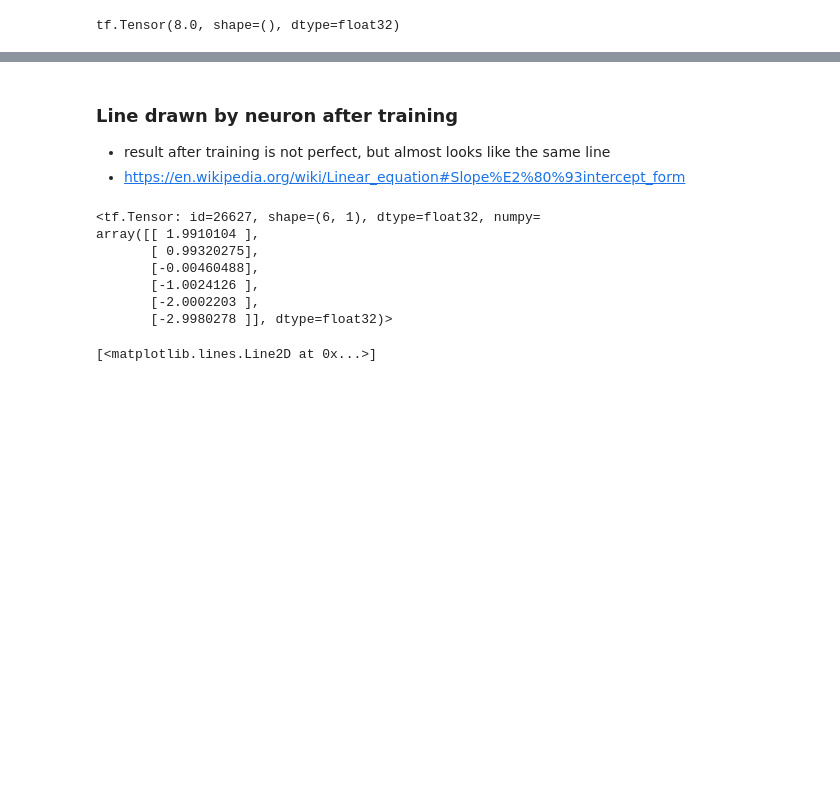
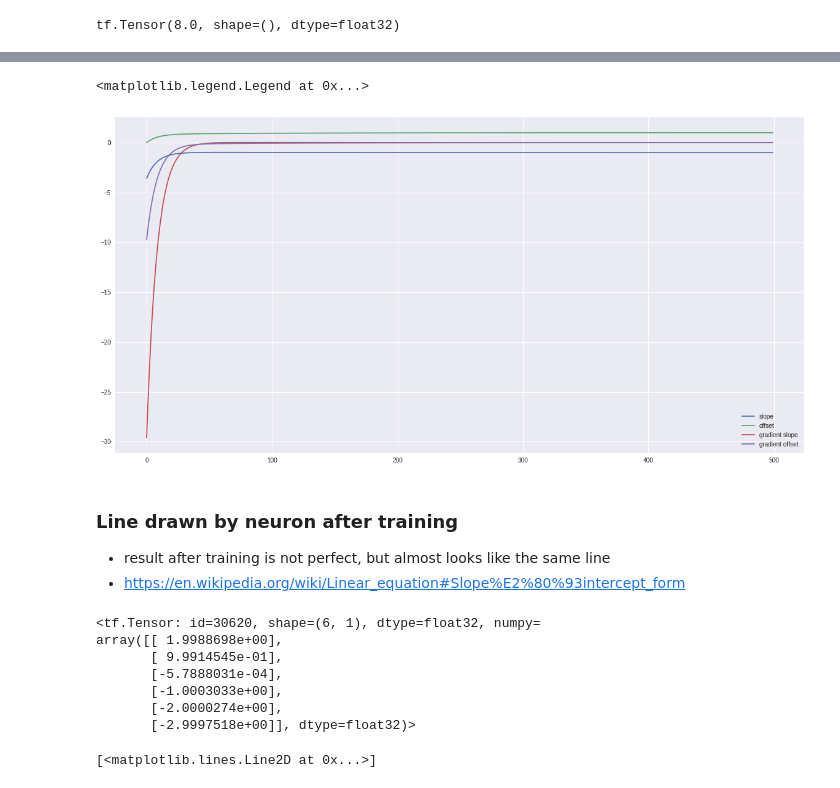
Before and after one commit to DJCordhose/deep-learning-crash-course-notebooks, a Jupyter notebook: tf-v2/tf-low-level.ipynb, the cells around one changed output, grey strips where cells are left out. Cells and saved outputs as stored; diff of their text form; code cells hidden in the pictures; blank space fills up the shorter version.

```diff
--- a/tf-v2/tf-low-level.ipynb
+++ b/tf-v2/tf-low-level.ipynb
@@ -190,6 +187,6 @@ linear_layer.b.assign_add?
 # %%
 EPOCHS = 500
-learning_rate = 1e-3
+learning_rate = 1e-2
 
 losses = []
 weights = []
@@ -218,9 +215,5 @@ for step in range(EPOCHS):
   weights_gradient.append(gradients[0].numpy()[0][0])
   biases_gradient.append(gradients[1].numpy()[0])
 
-  linear_layer.w.assign_sub(learning_rate)
-  linear_layer.w -= learning_rate *
-
-
-  # Update the weights of our linear layer.
-#   optimizer.apply_gradients(zip(gradients, linear_layer.trainable_weights))
+  linear_layer.w.assign_sub(learning_rate * gradients[0])
+  linear_layer.b.assign_sub(learning_rate * gradients[1])
@@ -281,3 +234,15 @@ plt.plot(losses)
+# %%
+plt.figure(figsize=(20, 10))
+
+plt.plot(weights)
+plt.plot(biases)
+plt.plot(weights_gradient)
+plt.plot(biases_gradient)
+
+plt.legend(['slope', 'offset', 'gradient slope', 'gradient offset'])
+# %% [output]
+<matplotlib.legend.Legend at 0x...>
+[figure, added]
 # %% [markdown]
 ### Line drawn by neuron after training
 
@@ -287,13 +252,13 @@ plt.plot(losses)
 y_pred = linear_layer(x)
 y_pred
 # %% [output]
-<tf.Tensor: id=26627, shape=(6, 1), dtype=float32, numpy=
-array([[ 1.9910104 ],
-       [ 0.99320275],
-       [-0.00460488],
-       [-1.0024126 ],
-       [-2.0002203 ],
-       [-2.9980278 ]], dtype=float32)>
+<tf.Tensor: id=30620, shape=(6, 1), dtype=float32, numpy=
+array([[ 1.9988698e+00],
+       [ 9.9914545e-01],
+       [-5.7888031e-04],
+       [-1.0003033e+00],
+       [-2.0000274e+00],
+       [-2.9997518e+00]], dtype=float32)>
 # %%
 plt.plot(x, y_pred)
 plt.plot(input, output, 'ro')
```
Also changed, not shown: parts of 18 cells of this notebook.
